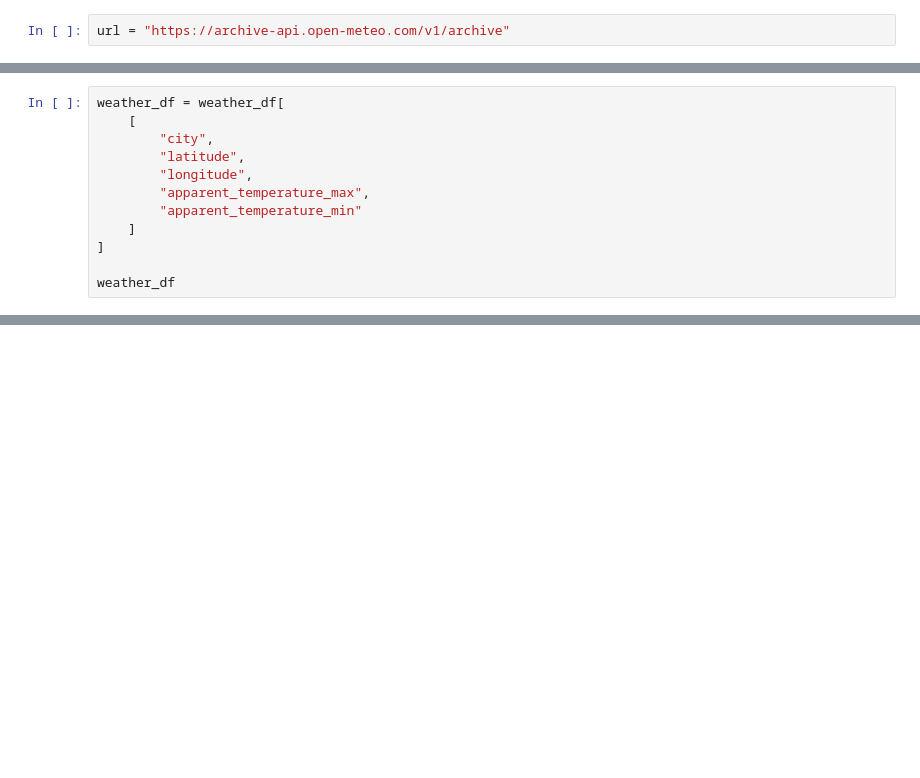
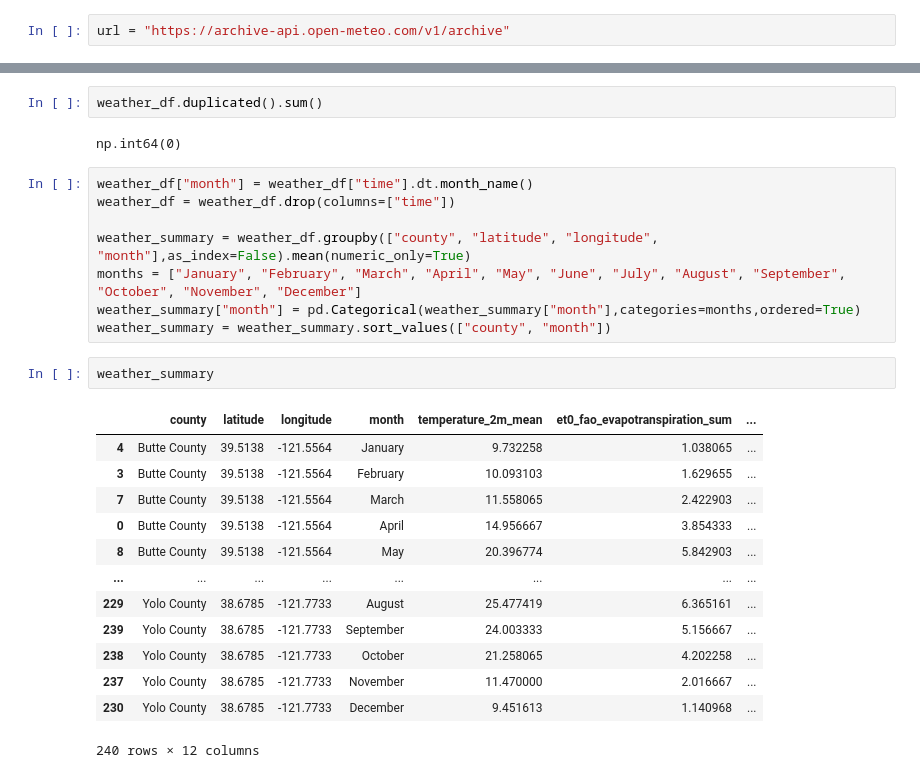
Before and after one commit to Stephaniechen0/Weather-API, a Jupyter notebook: solution_notebook.ipynb, the cells around one changed output, grey strips where cells are left out. Saved outputs shown, nothing was run; the diff lists cells and outputs as text; blank space fills up the shorter version.

Commit message:
HTTP GET Requests, Raw JSON saved, Profiling/Cleaning, PostgreSQL Database (County and Weather DB), SQL Queries completed

```diff
--- a/solution_notebook.ipynb
+++ b/solution_notebook.ipynb
@@ -36,12 +92,0 @@ for city, lat, long in locs:
-# %%
-weather_df = weather_df[
-    [
-        "city",
-        "latitude",
-        "longitude",
-        "apparent_temperature_max",
-        "apparent_temperature_min"
-    ]
-]
-
-weather_df
@@ -56,0 +153,28 @@ weather_df
+# %%
+weather_df.duplicated().sum()
+# %% [output]
+np.int64(0)
+# %%
+weather_df["month"] = weather_df["time"].dt.month_name()
+weather_df = weather_df.drop(columns=["time"])
+
+weather_summary = weather_df.groupby(["county", "latitude", "longitude", "month"],as_index=False).mean(numeric_only=True)
+months = ["January", "February", "March", "April", "May", "June", "July", "August", "September", "October", "November", "December"]
+weather_summary["month"] = pd.Categorical(weather_summary["month"],categories=months,ordered=True)
+weather_summary = weather_summary.sort_values(["county", "month"])
+# %%
+weather_summary
+# %% [output]
+|  | county | latitude | longitude | month | temperature_2m_mean | et0_fao_evapotranspiration_sum | ... |
+| 4 | Butte County | 39.5138 | -121.5564 | January | 9.732258 | 1.038065 | ... |
+| 3 | Butte County | 39.5138 | -121.5564 | February | 10.093103 | 1.629655 | ... |
+| 7 | Butte County | 39.5138 | -121.5564 | March | 11.558065 | 2.422903 | ... |
+| 0 | Butte County | 39.5138 | -121.5564 | April | 14.956667 | 3.854333 | ... |
+| 8 | Butte County | 39.5138 | -121.5564 | May | 20.396774 | 5.842903 | ... |
+| ... | ... | ... | ... | ... | ... | ... | ... |
+| 229 | Yolo County | 38.6785 | -121.7733 | August | 25.477419 | 6.365161 | ... |
+| 239 | Yolo County | 38.6785 | -121.7733 | September | 24.003333 | 5.156667 | ... |
+| 238 | Yolo County | 38.6785 | -121.7733 | October | 21.258065 | 4.202258 | ... |
+| 237 | Yolo County | 38.6785 | -121.7733 | November | 11.470000 | 2.016667 | ... |
+| 230 | Yolo County | 38.6785 | -121.7733 | December | 9.451613 | 1.140968 | ... |
+240 rows × 12 columns
```
Also changed, not shown: parts of 11 cells of this notebook, 1 other file.
